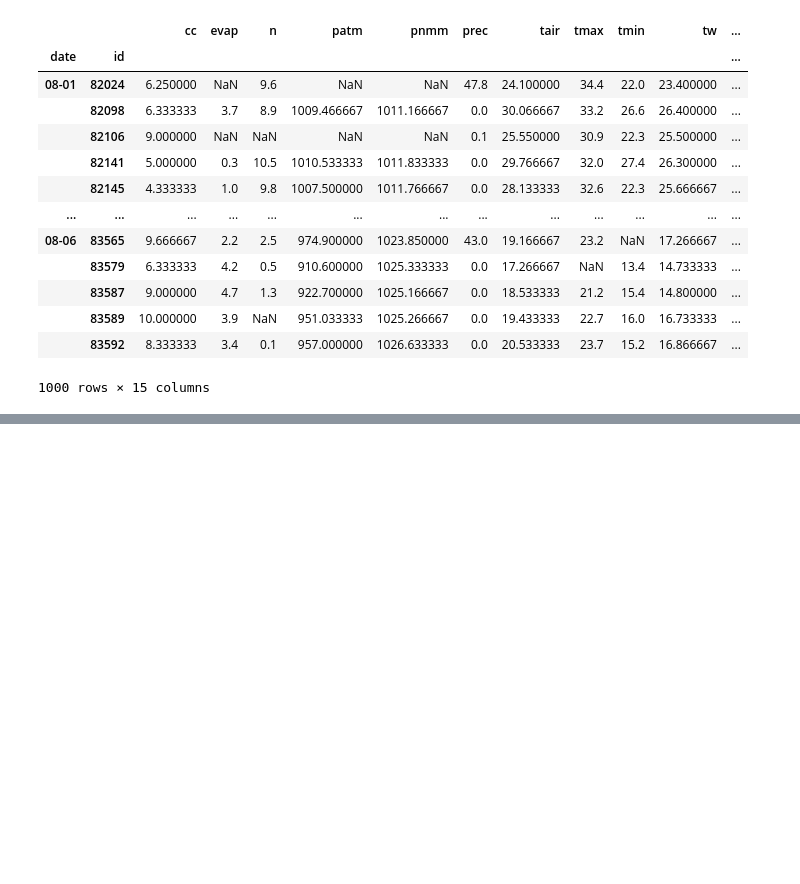
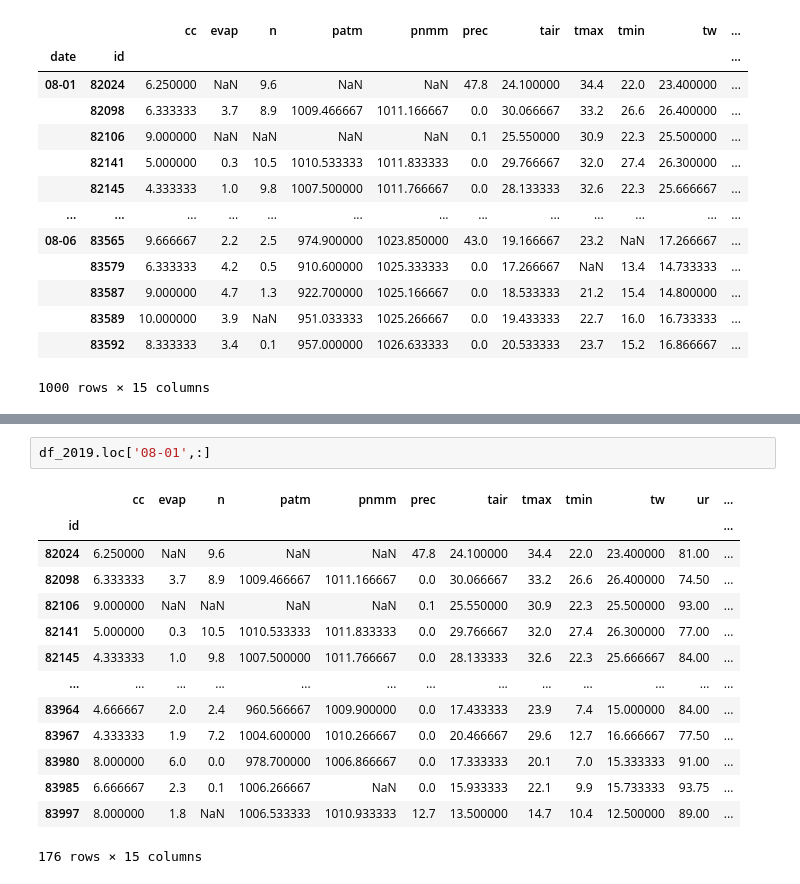
Before and after one commit to andrefellipe/ccd, a Jupyter notebook: baseline.ipynb, the cells around one changed output, grey strips where cells are left out. Cells and saved outputs as stored; diff of their text form; blank space fills up the shorter version.

```diff
--- a/baseline.ipynb
+++ b/baseline.ipynb
@@ -269,0 +287,17 @@ df_2019.head(1000)
+# %%
+df_2019.loc['08-01',:]
+# %% [output]
+|  | cc | evap | n | patm | pnmm | prec | tair | tmax | tmin | tw | ur | ... |
+| id |  |  |  |  |  |  |  |  |  |  |  | ... |
+| 82024 | 6.250000 | NaN | 9.6 | NaN | NaN | 47.8 | 24.100000 | 34.4 | 22.0 | 23.400000 | 81.00 | ... |
+| 82098 | 6.333333 | 3.7 | 8.9 | 1009.466667 | 1011.166667 | 0.0 | 30.066667 | 33.2 | 26.6 | 26.400000 | 74.50 | ... |
+| 82106 | 9.000000 | NaN | NaN | NaN | NaN | 0.1 | 25.550000 | 30.9 | 22.3 | 25.500000 | 93.00 | ... |
+| 82141 | 5.000000 | 0.3 | 10.5 | 1010.533333 | 1011.833333 | 0.0 | 29.766667 | 32.0 | 27.4 | 26.300000 | 77.00 | ... |
+| 82145 | 4.333333 | 1.0 | 9.8 | 1007.500000 | 1011.766667 | 0.0 | 28.133333 | 32.6 | 22.3 | 25.666667 | 84.00 | ... |
+| ... | ... | ... | ... | ... | ... | ... | ... | ... | ... | ... | ... | ... |
+| 83964 | 4.666667 | 2.0 | 2.4 | 960.566667 | 1009.900000 | 0.0 | 17.433333 | 23.9 | 7.4 | 15.000000 | 84.00 | ... |
+| 83967 | 4.333333 | 1.9 | 7.2 | 1004.600000 | 1010.266667 | 0.0 | 20.466667 | 29.6 | 12.7 | 16.666667 | 77.50 | ... |
+| 83980 | 8.000000 | 6.0 | 0.0 | 978.700000 | 1006.866667 | 0.0 | 17.333333 | 20.1 | 7.0 | 15.333333 | 91.00 | ... |
+| 83985 | 6.666667 | 2.3 | 0.1 | 1006.266667 | NaN | 0.0 | 15.933333 | 22.1 | 9.9 | 15.733333 | 93.75 | ... |
+| 83997 | 8.000000 | 1.8 | NaN | 1006.533333 | 1010.933333 | 12.7 | 13.500000 | 14.7 | 10.4 | 12.500000 | 89.00 | ... |
+176 rows × 15 columns
```
Also changed, not shown: parts of 2 cells of this notebook.
